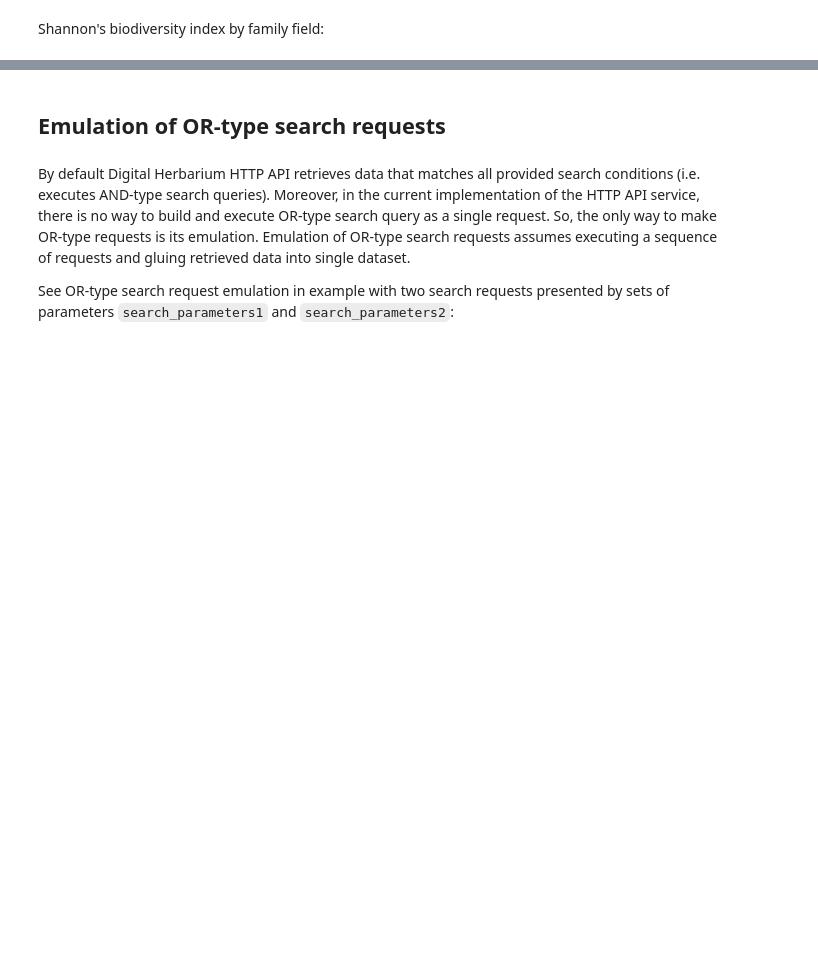
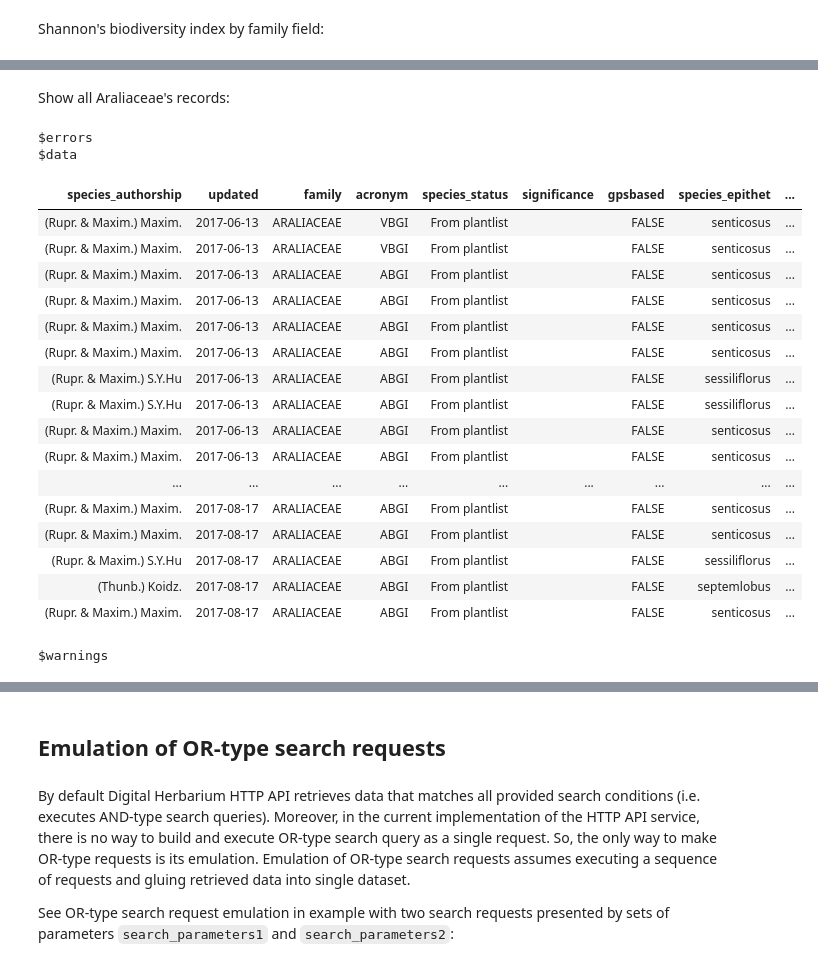
Before and after one commit to VBGI/herbs, a Jupyter notebook: herbs/docs/tutorial/R/en/R.ipynb, the cells around one changed output, grey strips where cells are left out. Saved outputs shown, nothing was run; the diff lists cells and outputs as text; code cells hidden in the pictures; blank space fills up the shorter version.

Commit message:
Exporting data example (en)

```diff
--- a/herbs/docs/tutorial/R/en/R.ipynb
+++ b/herbs/docs/tutorial/R/en/R.ipynb
@@ -114,0 +122,27 @@ diversity(table(my_data$family))
+# %%
+araliaceae_records <- fromJSON('http://botsad.ru/hitem/json/?family=Araliaceae')
+# %% [markdown]
+Show all Araliaceae's records:
+# %%
+araliaceae_records
+# %% [output]
+$errors
+$data
+| species_authorship | updated | family | acronym | species_status | significance | gpsbased | species_epithet | ... |
+| (Rupr. & Maxim.) Maxim. | 2017-06-13 | ARALIACEAE | VBGI | From plantlist |  | FALSE | senticosus | ... |
+| (Rupr. & Maxim.) Maxim. | 2017-06-13 | ARALIACEAE | VBGI | From plantlist |  | FALSE | senticosus | ... |
+| (Rupr. & Maxim.) Maxim. | 2017-06-13 | ARALIACEAE | ABGI | From plantlist |  | FALSE | senticosus | ... |
+| (Rupr. & Maxim.) Maxim. | 2017-06-13 | ARALIACEAE | ABGI | From plantlist |  | FALSE | senticosus | ... |
+| (Rupr. & Maxim.) Maxim. | 2017-06-13 | ARALIACEAE | ABGI | From plantlist |  | FALSE | senticosus | ... |
+| (Rupr. & Maxim.) Maxim. | 2017-06-13 | ARALIACEAE | ABGI | From plantlist |  | FALSE | senticosus | ... |
+| (Rupr. & Maxim.) S.Y.Hu | 2017-06-13 | ARALIACEAE | ABGI | From plantlist |  | FALSE | sessiliflorus | ... |
+| (Rupr. & Maxim.) S.Y.Hu | 2017-06-13 | ARALIACEAE | ABGI | From plantlist |  | FALSE | sessiliflorus | ... |
+| (Rupr. & Maxim.) Maxim. | 2017-06-13 | ARALIACEAE | ABGI | From plantlist |  | FALSE | senticosus | ... |
+| (Rupr. & Maxim.) Maxim. | 2017-06-13 | ARALIACEAE | ABGI | From plantlist |  | FALSE | senticosus | ... |
+| ... | ... | ... | ... | ... | ... | ... | ... | ... |
+| (Rupr. & Maxim.) Maxim. | 2017-08-17 | ARALIACEAE | ABGI | From plantlist |  | FALSE | senticosus | ... |
+| (Rupr. & Maxim.) Maxim. | 2017-08-17 | ARALIACEAE | ABGI | From plantlist |  | FALSE | senticosus | ... |
+| (Rupr. & Maxim.) S.Y.Hu | 2017-08-17 | ARALIACEAE | ABGI | From plantlist |  | FALSE | sessiliflorus | ... |
+| (Thunb.) Koidz. | 2017-08-17 | ARALIACEAE | ABGI | From plantlist |  | FALSE | septemlobus | ... |
+| (Rupr. & Maxim.) Maxim. | 2017-08-17 | ARALIACEAE | ABGI | From plantlist |  | FALSE | senticosus | ... |
+$warnings
```
Also changed, not shown: parts of 22 cells of this notebook.
